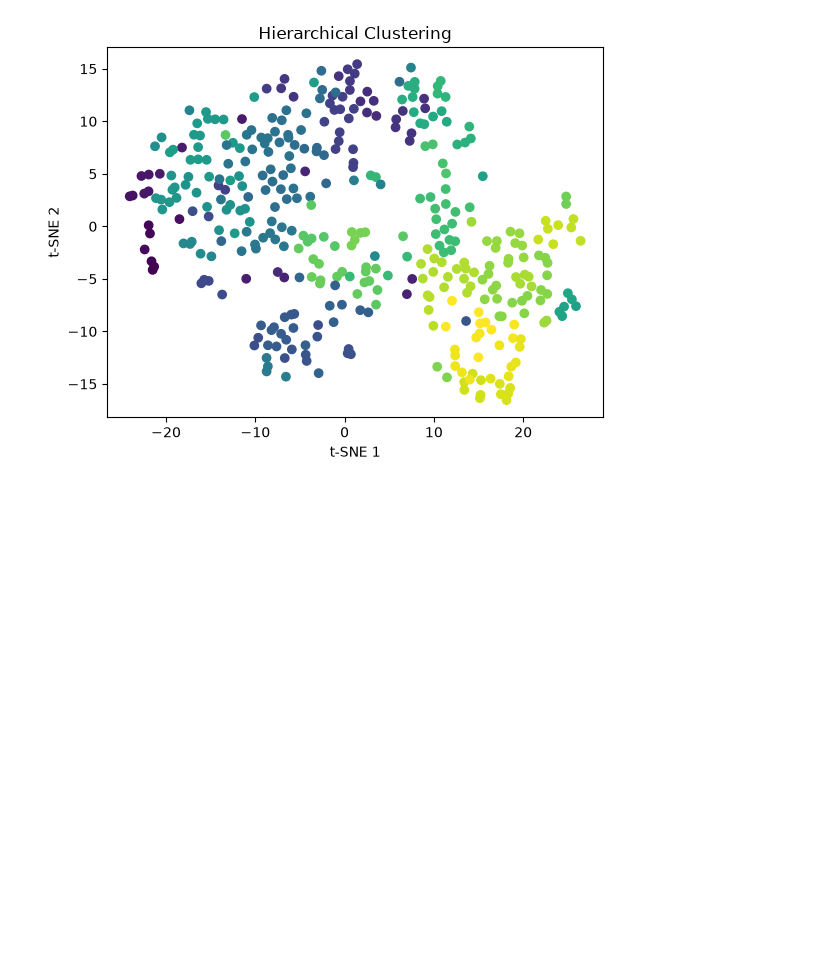
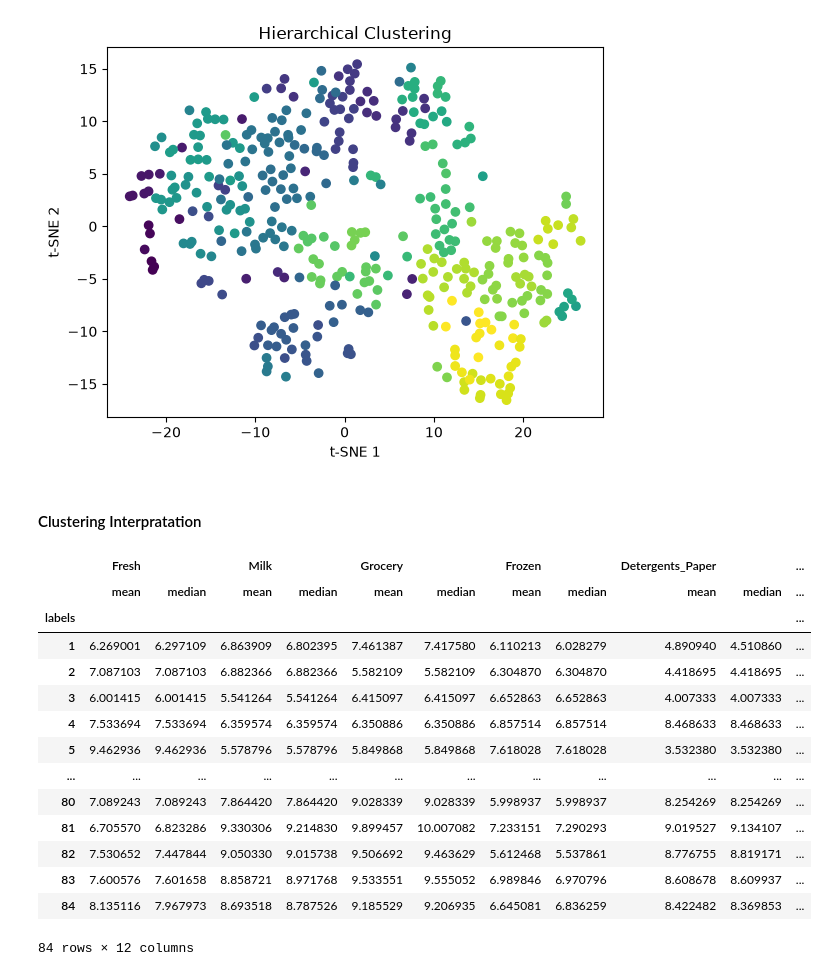
Before and after one commit to MohammadNasrollahiCE/Customer-Segmentation-Using-Clustering, a Jupyter notebook: notebooks/04_Hierarchical.ipynb, the cells around one changed output. Drawn from its saved outputs; the diff is of its cells as text; code cells hidden in the pictures; blank space fills up the shorter version.

```diff
--- a/notebooks/04_Hierarchical.ipynb
+++ b/notebooks/04_Hierarchical.ipynb
@@ -129,3 +129,27 @@ plt.title('Hierarchical Clustering')
 # %% [output]
 Text(0.5, 1.0, 'Hierarchical Clustering')
 [figure]
+# %% [markdown]
+#### Clustering Interpratation
+# %%
+df_exp = df.copy()
+df_exp['labels'] = labels_2
+# %%
+cluster_profile = (df_exp.groupby('labels')[features].agg(['mean', 'median']))
+cluster_profile
+# %% [output]
+|  | Fresh |  | Milk |  | Grocery |  | Frozen |  | Detergents_Paper |  | ... |
+|  | mean | median | mean | median | mean | median | mean | median | mean | median | ... |
+| labels |  |  |  |  |  |  |  |  |  |  | ... |
+| 1 | 6.269001 | 6.297109 | 6.863909 | 6.802395 | 7.461387 | 7.417580 | 6.110213 | 6.028279 | 4.890940 | 4.510860 | ... |
+| 2 | 7.087103 | 7.087103 | 6.882366 | 6.882366 | 5.582109 | 5.582109 | 6.304870 | 6.304870 | 4.418695 | 4.418695 | ... |
+| 3 | 6.001415 | 6.001415 | 5.541264 | 5.541264 | 6.415097 | 6.415097 | 6.652863 | 6.652863 | 4.007333 | 4.007333 | ... |
+| 4 | 7.533694 | 7.533694 | 6.359574 | 6.359574 | 6.350886 | 6.350886 | 6.857514 | 6.857514 | 8.468633 | 8.468633 | ... |
+| 5 | 9.462936 | 9.462936 | 5.578796 | 5.578796 | 5.849868 | 5.849868 | 7.618028 | 7.618028 | 3.532380 | 3.532380 | ... |
+| ... | ... | ... | ... | ... | ... | ... | ... | ... | ... | ... | ... |
+| 80 | 7.089243 | 7.089243 | 7.864420 | 7.864420 | 9.028339 | 9.028339 | 5.998937 | 5.998937 | 8.254269 | 8.254269 | ... |
+| 81 | 6.705570 | 6.823286 | 9.330306 | 9.214830 | 9.899457 | 10.007082 | 7.233151 | 7.290293 | 9.019527 | 9.134107 | ... |
+| 82 | 7.530652 | 7.447844 | 9.050330 | 9.015738 | 9.506692 | 9.463629 | 5.612468 | 5.537861 | 8.776755 | 8.819171 | ... |
+| 83 | 7.600576 | 7.601658 | 8.858721 | 8.971768 | 9.533551 | 9.555052 | 6.989846 | 6.970796 | 8.608678 | 8.609937 | ... |
+| 84 | 8.135116 | 7.967973 | 8.693518 | 8.787526 | 9.185529 | 9.206935 | 6.645081 | 6.836259 | 8.422482 | 8.369853 | ... |
+84 rows × 12 columns
```
Also changed, not shown: parts of 3 cells of this notebook.
